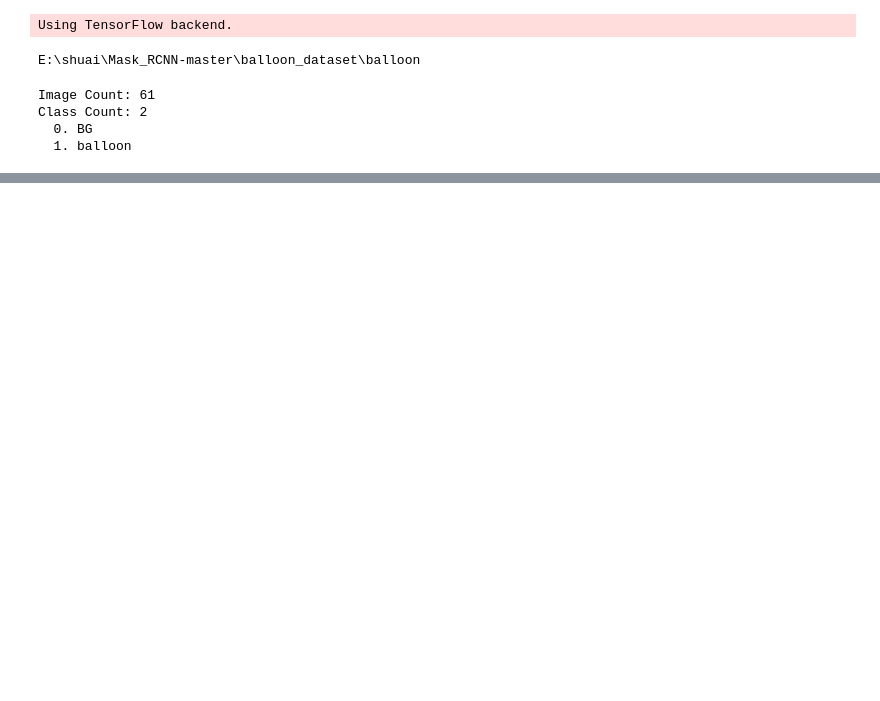
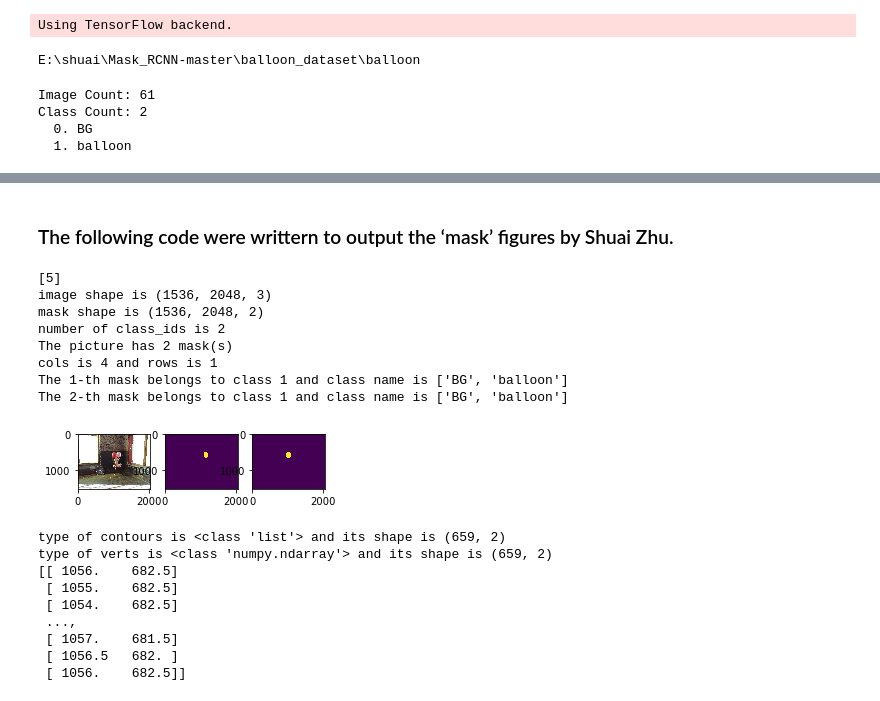
Before and after one commit to Hamiltonsjtu/Learn_code_from_MaskRCNN, a Jupyter notebook: learn_code_from_MaskRCNN.ipynb, the cells around one changed output, grey strips where cells are left out. Drawn from its saved outputs; the diff is of its cells as text; code cells hidden in the pictures; blank space fills up the shorter version.

```diff
--- a/learn_code_from_MaskRCNN.ipynb
+++ b/learn_code_from_MaskRCNN.ipynb
@@ -82,0 +79,61 @@ cv2.ims
+# %% [markdown]
+### The following code were writtern to output the ‘mask’ figures by Shuai Zhu.
+# %%
+image_ids = np.random.choice(dataset.image_ids, 1)
+print(image_ids)
+image_ids = [13]
+for image_id in image_ids:
+    image = dataset.load_image(image_id)
+    print('image shape is {}'.format(np.shape(image)))
+    mask, class_ids = dataset.load_mask(image_id)
+    print('mask shape is {}'.format(np.shape(mask)))
+    print('number of class_ids is {}'.format(len(class_ids)))
+    print('The picture has {} mask(s)'.format(np.shape(mask)[2]))
+    cols = 4
+    rows = np.ceil(np.shape(mask)[2]/col).astype(int)
+    print('cols is {} and rows is {}'.format(cols,rows))
+    plt.subplot(rows,cols,1)
+    plt.imshow(image)
+    for i in range(np.shape(mask)[2]):
+        plt.subplot(rows, cols, i+2)
+        _mask = mask[:,:,i]
+        print('The {}-th mask belongs to class {} and class name is {}'.format(i+1, class_ids[i], dataset.class_names))
+        plt.imshow(_mask.astype(np.uint8)) # the build in mask is bool format
+    plt.show()
+
+from skimage.measure import find_contours
+from skimage import img_as_float
+import matplotlib.pyplot as plt
+from matplotlib.patches import PathPatch
+
+contours = find_contours(_mask, 0.5) ## find_contours to find the edge and return a closed vector [N,2]
+
+print('type of contours is {} and its shape is {}'.format(type(contours),np.shape(verts)))
+axes = plt.gca()
+for verts in contours:
+    verts = np.fliplr(verts) - 1
+    print('type of verts is {} and its shape is {}'.format(type(verts),np.shape(verts)))
+    print(verts)
+    patch = Polygon(verts, facecolor="none")
+    axes.add_patch(patch)
+plt.savefig('test.jpeg')
+plt.close()
+# %% [output]
+[5]
+image shape is (1536, 2048, 3)
+mask shape is (1536, 2048, 2)
+number of class_ids is 2
+The picture has 2 mask(s)
+cols is 4 and rows is 1
+The 1-th mask belongs to class 1 and class name is ['BG', 'balloon']
+The 2-th mask belongs to class 1 and class name is ['BG', 'balloon']
+[figure, added]
+type of contours is <class 'list'> and its shape is (659, 2)
+type of verts is <class 'numpy.ndarray'> and its shape is (659, 2)
+[[ 1056.    682.5]
+ [ 1055.    682.5]
+ [ 1054.    682.5]
+ ...,
+ [ 1057.    681.5]
+ [ 1056.5   682. ]
+ [ 1056.    682.5]]
```
Also changed, not shown: parts of 7 cells of this notebook.
